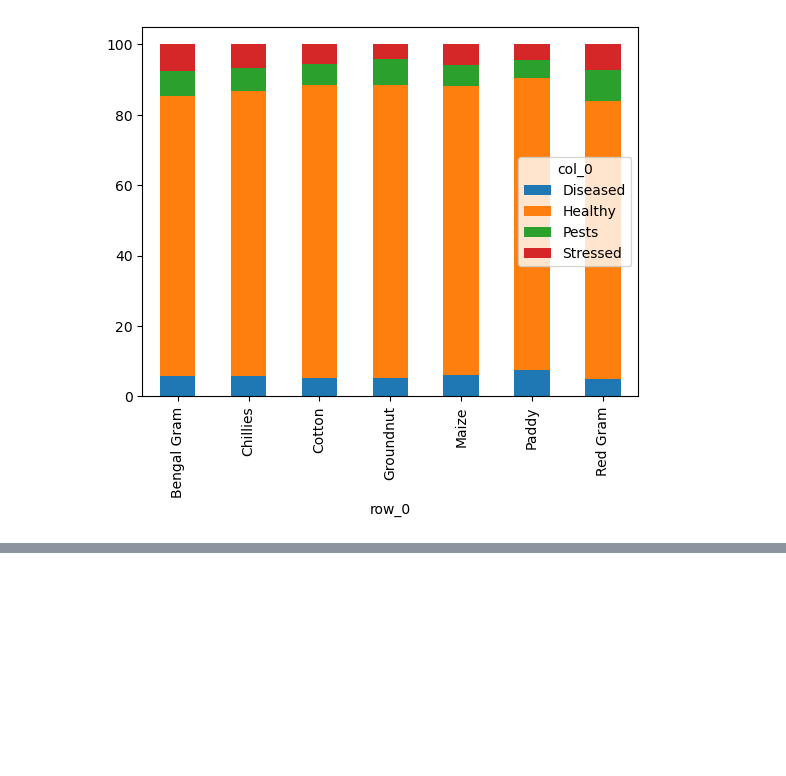
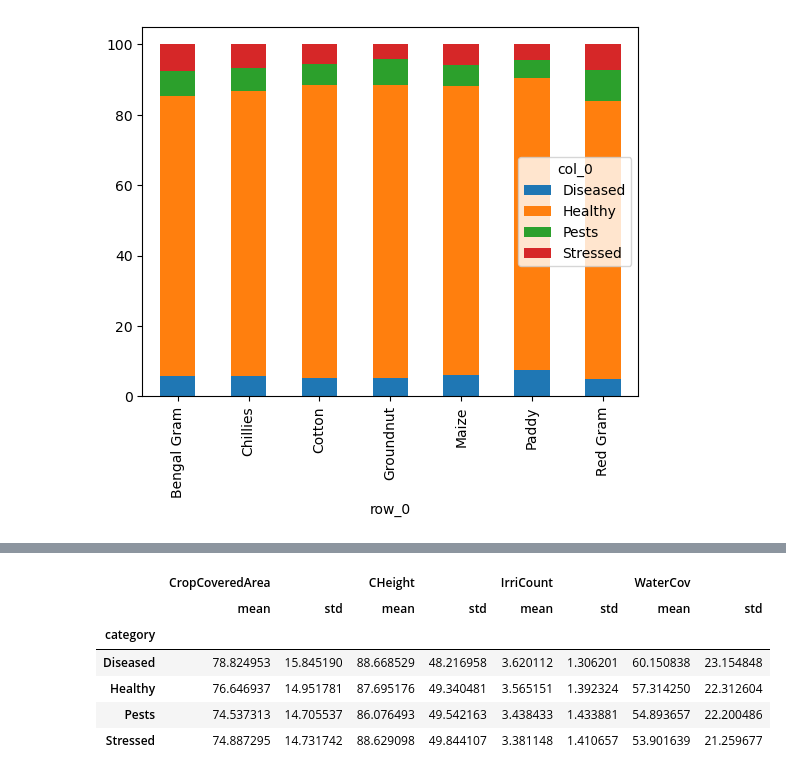
Before and after one commit to juandazapatac/telangana_classification_challenge, a Jupyter notebook: notebooks/exploratory_analysis.ipynb, the cells around one changed output, grey strips where cells are left out. Drawn from its saved outputs; the diff is of its cells as text; code cells hidden in the pictures; blank space fills up the shorter version.

```diff
--- a/notebooks/exploratory_analysis.ipynb
+++ b/notebooks/exploratory_analysis.ipynb
@@ -375,0 +382,19 @@ En la vida real si debería tener una implicación? pobre generalización?
+# %%
+# Category vs Numerical Values
+df_num=pd.DataFrame(df.category)
+
+for i in df.columns:
+    if df[i].dtype==np.int64 and i!='FarmID' and i!='ExpYield':
+        df_num[i]=df[i].values
+
+df_num_gb=df_num.groupby('category')
+# %%
+df_num_gb.agg(['mean','std'])
+# %% [output]
+|  | CropCoveredArea |  | CHeight |  | IrriCount |  | WaterCov |  |
+|  | mean | std | mean | std | mean | std | mean | std |
+| category |  |  |  |  |  |  |  |  |
+| Diseased | 78.824953 | 15.845190 | 88.668529 | 48.216958 | 3.620112 | 1.306201 | 60.150838 | 23.154848 |
+| Healthy | 76.646937 | 14.951781 | 87.695176 | 49.340481 | 3.565151 | 1.392324 | 57.314250 | 22.312604 |
+| Pests | 74.537313 | 14.705537 | 86.076493 | 49.542163 | 3.438433 | 1.433881 | 54.893657 | 22.200486 |
+| Stressed | 74.887295 | 14.731742 | 88.629098 | 49.844107 | 3.381148 | 1.410657 | 53.901639 | 21.259677 |
```
Also changed, not shown: parts of 15 cells of this notebook, 3 other files.
